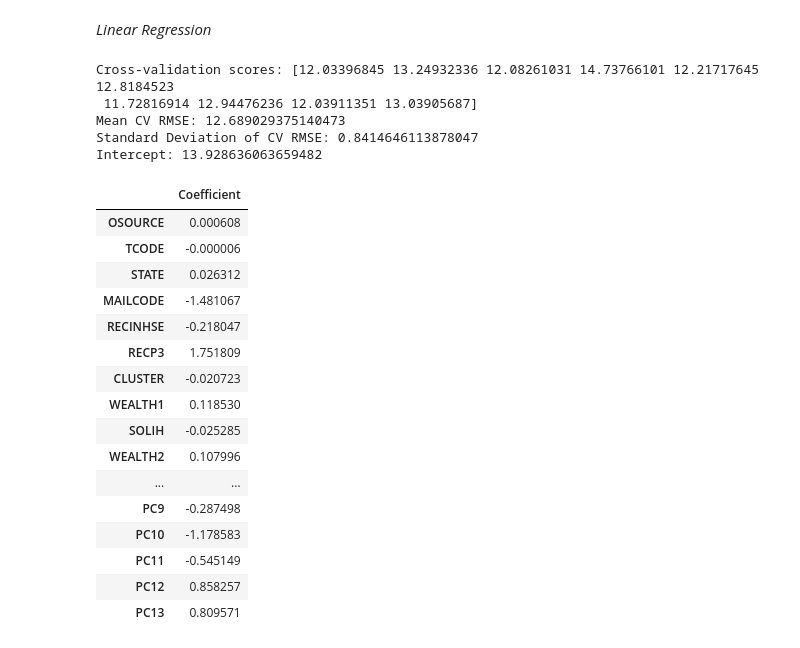
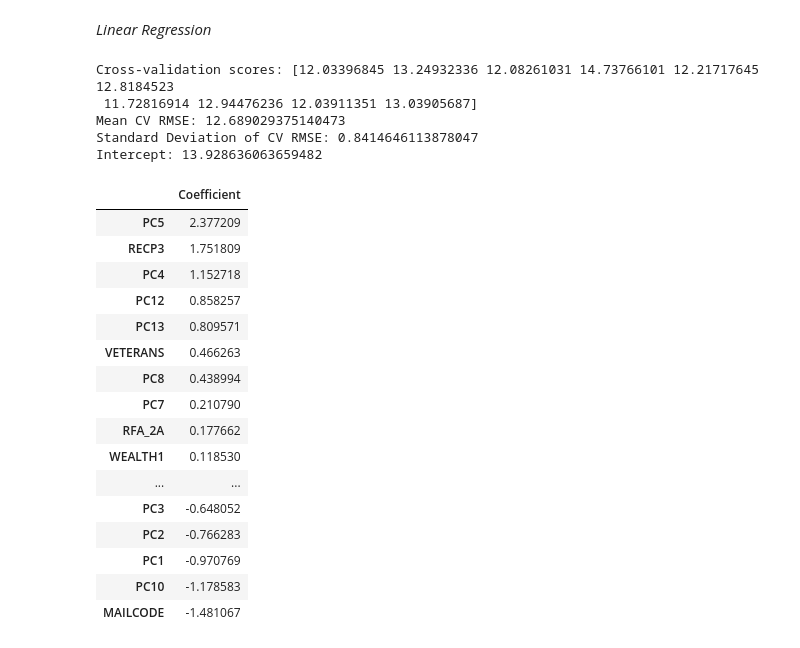
Before and after one commit to darryl-abraham/mlproject, a Jupyter notebook: modelling.ipynb, the cells around one changed output. Cells and saved outputs as stored; diff of their text form; code cells hidden in the pictures.

```diff
--- a/modelling.ipynb
+++ b/modelling.ipynb
@@ -221,47 +221,47 @@ y = df['TARGET_D']
 model = LinearRegression()
 
 regressor = Pipeline(steps=[('preprocessor', preprocessor),
                             ('regressor', model)])
 
 model.fit(X, y)
 
 # Perform cross-validation
 cv_scores = cross_val_score(regressor, X, y, cv=10, scoring='neg_mean_squared_error')
 
 # Convert scores to positive values and take the square root to get RMSE
 cv_scores = np.sqrt(-cv_scores)
 
 print("Cross-validation scores:", cv_scores)
 print("Mean CV RMSE:", cv_scores.mean())
 print("Standard Deviation of CV RMSE:", cv_scores.std())
 
 # Intercept
 intercept = regressor.named_steps['regressor'].intercept_
 print(f"Intercept: {intercept}")
 # Coefficients
 coefs = regressor.named_steps['regressor'].coef_
 coefs = pd.DataFrame(coefs, index=X.columns, columns=['Coefficient'])
-coefs
+coefs.sort_values(by='Coefficient', ascending=False)
 # %% [output]
 Cross-validation scores: [12.03396845 13.24932336 12.08261031 14.73766101 12.21717645 12.8184523
  11.72816914 12.94476236 12.03911351 13.03905687]
 Mean CV RMSE: 12.689029375140473
 Standard Deviation of CV RMSE: 0.8414646113878047
 Intercept: 13.928636063659482
 |  | Coefficient |
-| OSOURCE | 0.000608 |
-| TCODE | -0.000006 |
-| STATE | 0.026312 |
-| MAILCODE | -1.481067 |
-| RECINHSE | -0.218047 |
+| PC5 | 2.377209 |
 | RECP3 | 1.751809 |
-| CLUSTER | -0.020723 |
-| WEALTH1 | 0.118530 |
-| SOLIH | -0.025285 |
-| WEALTH2 | 0.107996 |
-| ... | ... |
-| PC9 | -0.287498 |
-| PC10 | -1.178583 |
-| PC11 | -0.545149 |
+| PC4 | 1.152718 |
 | PC12 | 0.858257 |
 | PC13 | 0.809571 |
+| VETERANS | 0.466263 |
+| PC8 | 0.438994 |
+| PC7 | 0.210790 |
+| RFA_2A | 0.177662 |
+| WEALTH1 | 0.118530 |
+| ... | ... |
+| PC3 | -0.648052 |
+| PC2 | -0.766283 |
+| PC1 | -0.970769 |
+| PC10 | -1.178583 |
+| MAILCODE | -1.481067 |
```
Also changed, not shown: parts of 5 cells of this notebook, 4 other files.
